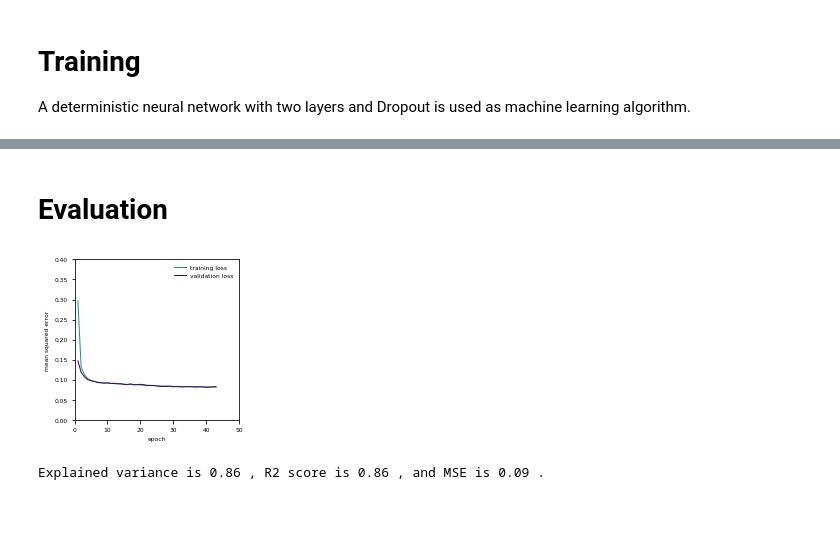
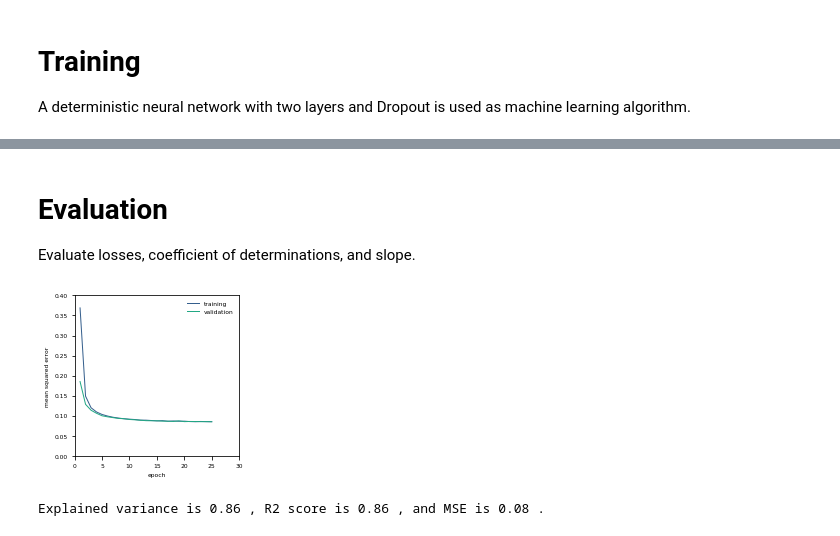
Before and after one commit to gtancev/Chemical-Sensor-Data, a Jupyter notebook: NN_tf_keras/main_deterministic.ipynb, the cells around one changed output, grey strips where cells are left out. Drawn from its saved outputs; the diff is of its cells as text; code cells hidden in the pictures.

```diff
--- a/NN_tf_keras/main_deterministic.ipynb
+++ b/NN_tf_keras/main_deterministic.ipynb
@@ -58,7 +60,7 @@ X_t = scaler.fit_transform(data)
 
 # Remove outliers.
 is_inlier = detector.fit_predict(X_t)
-X_t = X_t[(is_inlier)>0,:]
+X_t = X_t[(is_inlier > 0),:]
 
 # Restore frame.
 dataset = pd.DataFrame(X_t, columns=columns)
@@ -129,37 +131,38 @@ Total params: 114
 Trainable params: 114
 Non-trainable params: 0
 _________________________________________________________________
-# %% [markdown]
-# Evaluation
+# %% [markdown]
+# Evaluation
+Evaluate losses, coefficient of determinations, and slope.
 # %%
 # Plot the training session.
 fig = plt.figure(figsize=(2.95,2.95))
 fig.tight_layout()
 plt.xlim(0, np.round(len(model.history.epoch)+4,-1))
 plt.ylim(0.0, 0.4)
 plt.xlabel("epoch")
 plt.ylabel("mean squared error")
-plt.plot(list(map(lambda x: x + 1, model.history.epoch)), model.history.history["loss"], label="training loss", color=plt.cm.viridis(1/2))
-plt.plot(list(map(lambda x: x + 1, model.history.epoch)), model.history.history["val_loss"], label="validation loss", color=plt.cm.viridis(1))
+plt.plot(list(map(lambda x: x + 1, model.history.epoch)), model.history.history["loss"], label="training", color=plt.cm.viridis(0.3))
+plt.plot(list(map(lambda x: x + 1, model.history.epoch)), model.history.history["val_loss"], label="validation", color=plt.cm.viridis(0.6))
 plt.legend(frameon=False, loc=0)
 plt.savefig('./figures/metrics',dpi=900,transparent=True,orientation='landscape',bbox_inches='tight')
 plt.show()
 # %% [output]
-[figure, old version]
+[figure, new version]
 # %%
 # Predict.
-samples = 1000
+samples = 500
 test_iterator = tf.compat.v1.data.make_one_shot_iterator(data_test)
 Y_true, Y_pred = np.empty(shape=(samples,len(outputs))), np.empty(shape=(samples,len(outputs)))
 for i in range(samples):
     features, labels = test_iterator.get_next()
     Y_true[i] = labels.numpy()
     Y_pred[i] = model.predict(features)
-
-# Calculate some metrics.
-exp = explained_variance_score(Y_true, Y_pred)
-r2 = r2_score(Y_true, Y_pred)
-mse = mean_squared_error(Y_true, Y_pred)
-print("Explained variance is", np.round(exp, 2), ", R2 score is", np.round(r2, 2), ", and MSE is", np.round(mse, 2), ".")
-# %% [output]
-Explained variance is 0.86 , R2 score is 0.86 , and MSE is 0.09 .
+# %%
+# Calculate some metrics.
+exp = explained_variance_score(Y_true, Y_pred)
+r2 = r2_score(Y_true, Y_pred)
+mse = mean_squared_error(Y_true, Y_pred)
+print("Explained variance is", np.round(exp, 2), ", R2 score is", np.round(r2, 2), ", and MSE is", np.round(mse, 2), ".")
+# %% [output]
+Explained variance is 0.86 , R2 score is 0.86 , and MSE is 0.08 .
```
Also changed, not shown: parts of 3 cells of this notebook, 16 other files.
